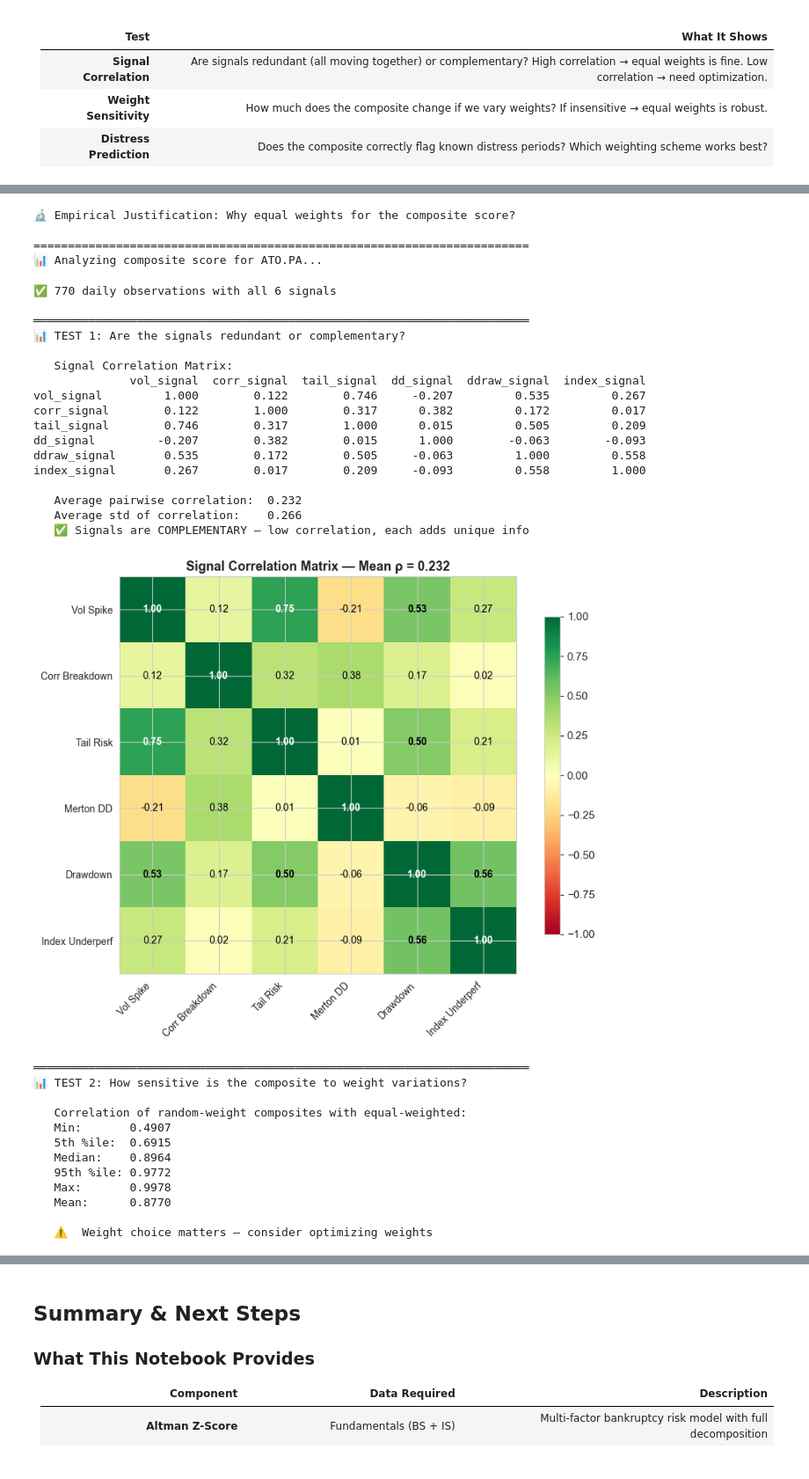
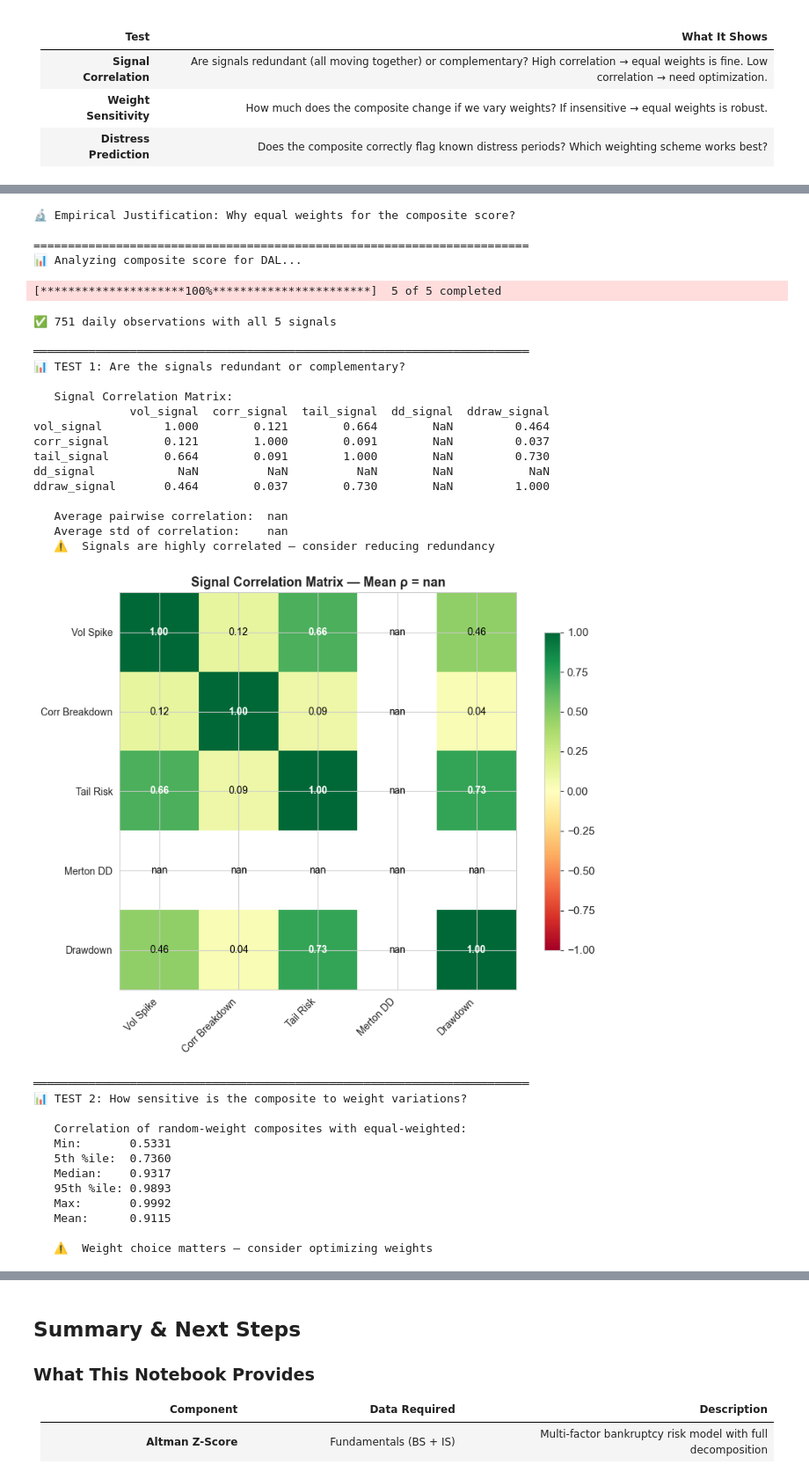
Before and after one commit to yev-dev/quant-finance, a Jupyter notebook: qf/timeseries/notebooks/distress_reconstruction_methodology.ipynb, the cells around one changed output, grey strips where cells are left out. Shown at 88% size. Drawn from its saved outputs; the diff is of its cells as text; code cells hidden in the pictures.

Commit message:
Adding distress stocks analysis
Co-authored-by: Copilot <copilot@github.com>

```diff
--- a/qf/timeseries/notebooks/distress_reconstruction_methodology.ipynb
+++ b/qf/timeseries/notebooks/distress_reconstruction_methodology.ipynb
@@ -4019,7 +4019,7 @@ print("   → Or run demo_sector_lookup() to see examples")
    → COUNTRY_MARKET_MAP dict available as a global reference
    → Or run demo_sector_lookup() to see examples
 # %%
-peers = find_sector_peers(ticker_str='RIG')
+peers = find_sector_peers(ticker_str='DAL')
 print(peers)
 # %% [output]
 ════════════════════════════════════════════════════════════
@@ -4050,8 +4050,8 @@ print(peers)
 #   MARKET_SCAN_TICKER="CVNA",   PEER_TICKERS_MKT=CVNA_PEERS    # Carvana
 #   MARKET_SCAN_TICKER="INTC",   PEER_TICKERS_MKT=INTC_PEERS    # Intel
 #
-MARKET_SCAN_TICKER = "RIG"        # Stock to analyze (edit me)
-PEER_TICKERS_MKT =['XOM', 'CVX', 'COP', 'EOG', 'SLB', 'OXY'] # Sector peers for correlation breakdown
+MARKET_SCAN_TICKER = "DAL"        # Stock to analyze (edit me)
+PEER_TICKERS_MKT =['CAT', 'GE', 'BA', 'HON', 'UPS', 'MMM'] # Sector peers for correlation breakdown
 
 print(f"📊 Market-based distress analysis for {MARKET_SCAN_TICKER}\n")
 
@@ -4059,7 +4059,7 @@ print(f"📊 Market-based distress analysis for {MARKET_SCAN_TICKER}\n")
 # NOTE: Market index is auto-detected by compute_market_distress_score()
 # based on the ticker's exchange suffix. No need to set it manually.
 end_date = datetime.now()
-start_date = end_date - timedelta(days=4 * 365)
+start_date = end_date - timedelta(days=10 * 365)
 all_tickers_mkt = [MARKET_SCAN_TICKER] + PEER_TICKERS_MKT
 mkt_prices = download_peer_prices(all_tickers_mkt,
                                    start=start_date.strftime("%Y-%m-%d"),
@@ -4611,8 +4613,8 @@ print("=" * 72)
 
 # ── Reuse the market distress data from Demo 5 (ATO.PA) ──
 # If not already in memory, run Demo 5 first or we compute fresh
-COMPOSITE_TICKER = "ATO.PA"
-COMPOSITE_PEERS = ATO_PA_PEERS
+COMPOSITE_TICKER = "DAL"
+COMPOSITE_PEERS = DAL_PEERS
 
 print(f"📊 Analyzing composite score for {COMPOSITE_TICKER}...\n")
 
@@ -4911,34 +4913,34 @@ print(f"{'═'*72}")
 🔬 Empirical Justification: Why equal weights for the composite score?
 
 ========================================================================
-📊 Analyzing composite score for ATO.PA...
+📊 Analyzing composite score for DAL...
-✅ 770 daily observations with all 6 signals
-
-════════════════════════════════════════════════════════════════════════
-📊 TEST 1: Are the signals redundant or complementary?
-
-   Signal Correlation Matrix:
-              vol_signal  corr_signal  tail_signal  dd_signal  ddraw_signal  index_signal
-vol_signal         1.000        0.122        0.746     -0.207         0.535         0.267
-corr_signal        0.122        1.000        0.317      0.382         0.172         0.017
-tail_signal        0.746        0.317        1.000      0.015         0.505         0.209
-dd_signal         -0.207        0.382        0.015      1.000        -0.063        -0.093
-ddraw_signal       0.535        0.172        0.505     -0.063         1.000         0.558
-index_signal       0.267        0.017        0.209     -0.093         0.558         1.000
-
-   Average pairwise correlation:  0.232
-   Average std of correlation:    0.266
-   ✅ Signals are COMPLEMENTARY — low correlation, each adds unique info
+[*********************100%***********************]  5 of 5 completed
+✅ 751 daily observations with all 5 signals
+
+════════════════════════════════════════════════════════════════════════
+📊 TEST 1: Are the signals redundant or complementary?
+
+   Signal Correlation Matrix:
+              vol_signal  corr_signal  tail_signal  dd_signal  ddraw_signal
+vol_signal         1.000        0.121        0.664        NaN         0.464
+corr_signal        0.121        1.000        0.091        NaN         0.037
+tail_signal        0.664        0.091        1.000        NaN         0.730
+dd_signal            NaN          NaN          NaN        NaN           NaN
+ddraw_signal       0.464        0.037        0.730        NaN         1.000
+
+   Average pairwise correlation:  nan
+   Average std of correlation:    nan
+   ⚠️  Signals are highly correlated — consider reducing redundancy
-[figure, old version]
+[figure, new version]
-════════════════════════════════════════════════════════════════════════
-📊 TEST 2: How sensitive is the composite to weight variations?
-
-   Correlation of random-weight composites with equal-weighted:
-   Min:       0.4907
-   5th %ile:  0.6915
-   Median:    0.8964
-   95th %ile: 0.9772
-   Max:       0.9978
-   Mean:      0.8770
-
-   ⚠️  Weight choice matters — consider optimizing weights
+════════════════════════════════════════════════════════════════════════
+📊 TEST 2: How sensitive is the composite to weight variations?
+
+   Correlation of random-weight composites with equal-weighted:
+   Min:       0.5331
+   5th %ile:  0.7360
+   Median:    0.9317
+   95th %ile: 0.9893
+   Max:       0.9992
+   Mean:      0.9115
+
+   ⚠️  Weight choice matters — consider optimizing weights
```
Also changed, not shown: parts of 8 cells of this notebook, 3 other files.
